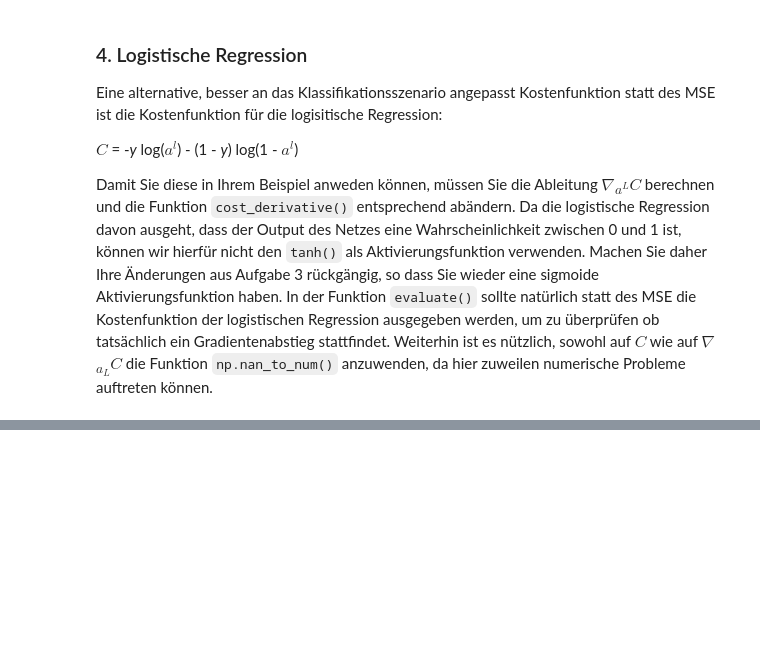
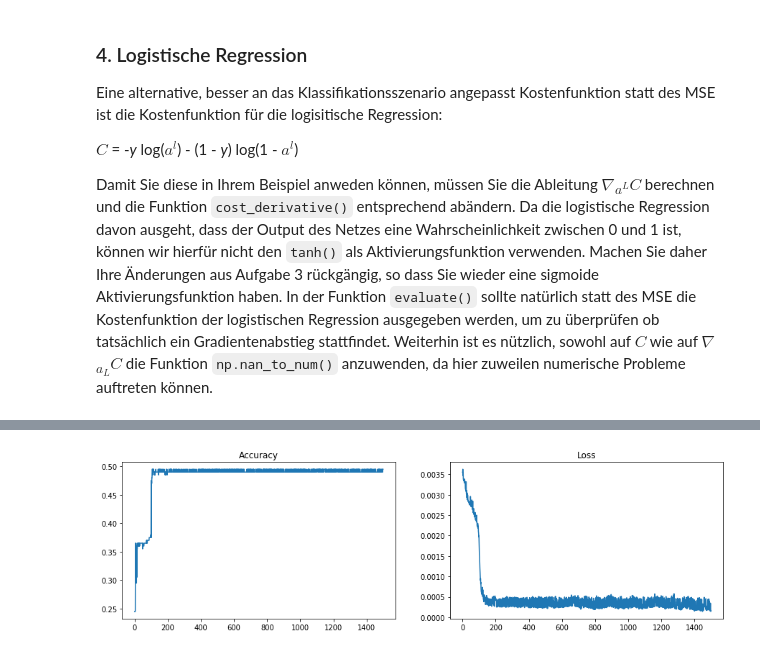
Before and after one commit to ExLeonem/DL-WS1920, a Jupyter notebook: notebooks/AB_1.ipynb, the cells around one changed output, grey strips where cells are left out. Drawn from its saved outputs; the diff is of its cells as text; code cells hidden in the pictures; blank space fills up the shorter version.

```diff
--- a/notebooks/AB_1.ipynb
+++ b/notebooks/AB_1.ipynb
@@ -456,3 +456,14 @@ Eine alternative, besser an das Klassifikationsszenario angepasst Kostenfunktion
 $C$ = -*y* log($a^l$) - (1 - *y*) log(1 - $a^l$)
 
 Damit Sie diese in Ihrem Beispiel anweden können, müssen Sie die Ableitung $\nabla$<sub>$a^L$</sub>$C$ berechnen und die Funktion `cost_derivative()` entsprechend abändern. Da die logistische Regression davon ausgeht, dass der Output des Netzes eine Wahrscheinlichkeit zwischen 0 und 1 ist, können wir hierfür nicht den `tanh()` als Aktivierungsfunktion verwenden. Machen Sie daher Ihre Änderungen aus Aufgabe 3 rückgängig, so dass Sie wieder eine sigmoide Aktivierungsfunktion haben. In der Funktion `evaluate()` sollte natürlich statt des MSE die Kostenfunktion der logistischen Regression ausgegeben werden, um zu überprüfen ob tatsächlich ein Gradientenabstieg stattfindet. Weiterhin ist es nützlich, sowohl auf $C$ wie auf $\nabla$<sub>$a_{L}$</sub>$C$ die Funktion `np.nan_to_num()` anzuwenden, da hier zuweilen numerische Probleme auftreten können.
+# %%
+mbs = 25
+eta = 1.0
+epochs = 1500
+sizes = [2, 2, 2, 1]
+# %%
+log_reg_mlp = mlp.MLP(sizes, epochs = epochs, mbs = mbs, eta = eta, loss ="logreg")
+# %%
+x_train, y_train = gen_data(200)
+x_test, y_test = gen_data(100)
+(acc, loss) = log_reg_mlp.train(x_train, y_train, x_test, y_test)
@@ -458,0 +488,4 @@ Damit Sie diese in Ihrem Beispiel anweden können, müssen Sie die Ableitung $\n
+# %%
+plot_stats(acc / x_train.shape[0], loss / x_train.shape[0])
+# %% [output]
+[figure, added]
```
Also changed, not shown: parts of 25 cells of this notebook, 3 other files.
